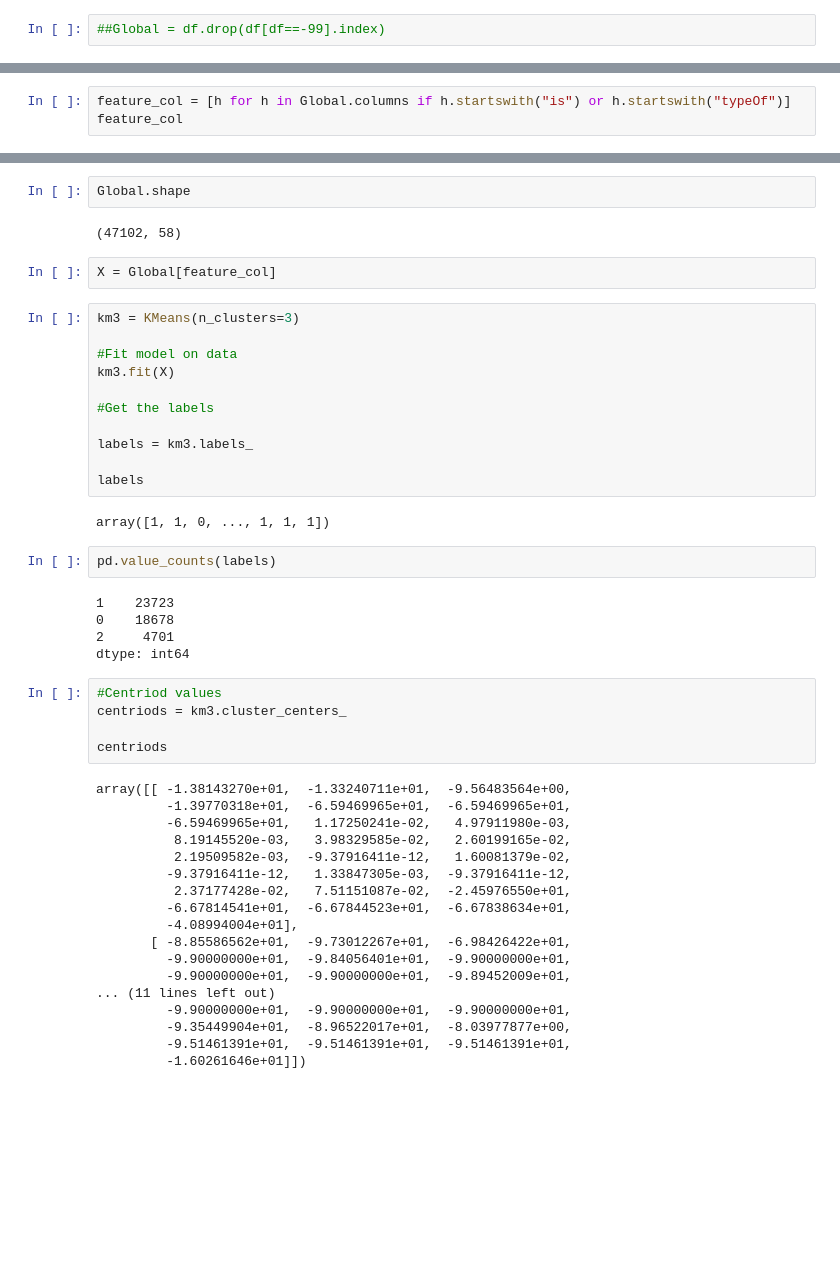
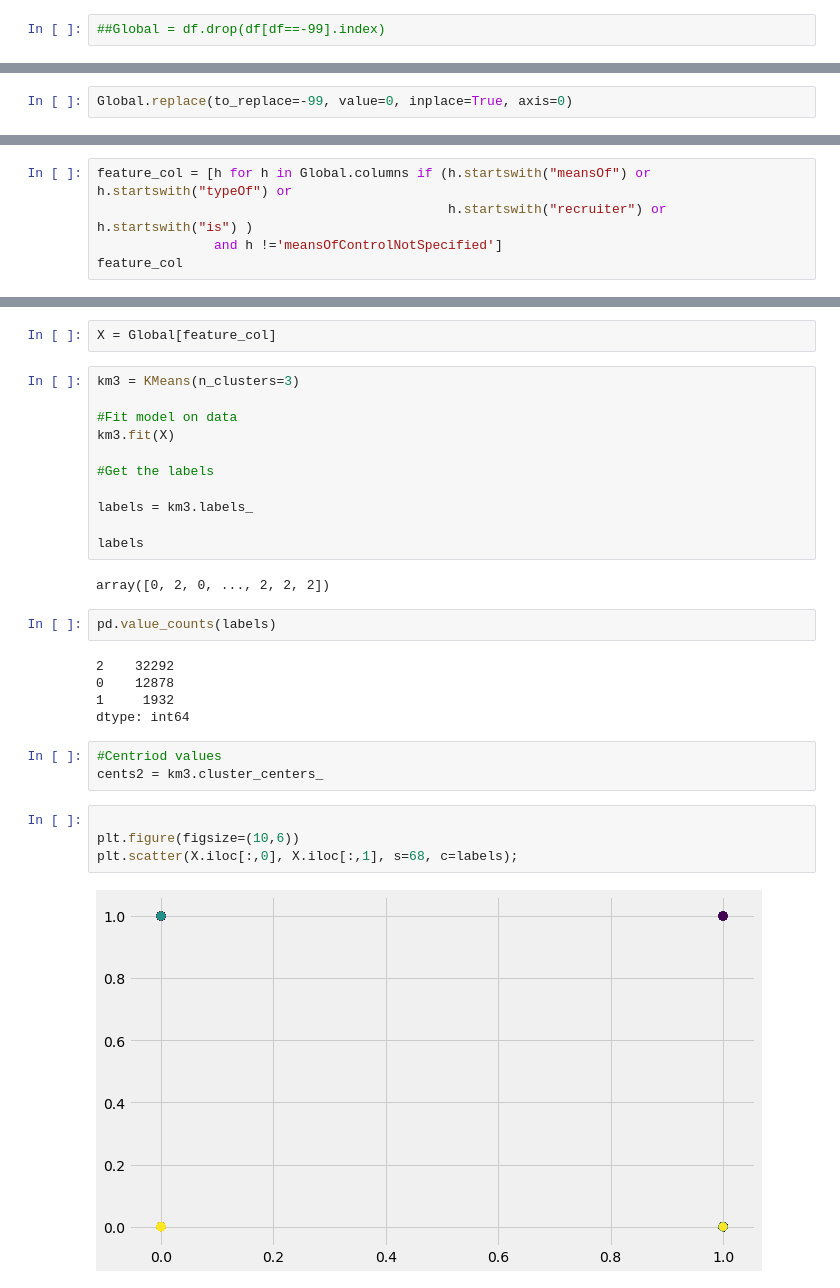
Before and after one commit to Prapakarn/DS-SF-42, a Jupyter notebook: Prapakarn/Polarlis_Cluster.ipynb, the cells around one changed output, grey strips where cells are left out. Cells and saved outputs as stored; diff of their text form; blank space fills up the shorter version.

```diff
--- a/Prapakarn/Polarlis_Cluster.ipynb
+++ b/Prapakarn/Polarlis_Cluster.ipynb
@@ -24,3 +16,5 @@ dtype: int64
+# %%
+Global.replace(to_replace=-99, value=0, inplace=True, axis=0)
 # %%
 (Global == -99).sum()
 # %% [output]
@@ -48,4 +46,6 @@ NameError: name 'columns' is not defined
 # %%
-feature_col = [h for h in Global.columns if h.startswith("is") or h.startswith("typeOf")]
+feature_col = [h for h in Global.columns if (h.startswith("meansOf") or h.startswith("typeOf") or
+                                             h.startswith("recruiter") or h.startswith("is") )
+               and h !='meansOfControlNotSpecified']
 feature_col
 # %% [output]
@@ -69,7 +69,3 @@ feature_col
-# %%
-Global.shape
-# %% [output]
-(47102, 58)
 # %%
 X = Global[feature_col]
 # %%
@@ -84,34 +80,20 @@ labels = km3.labels_
 
 labels
 # %% [output]
-array([1, 1, 0, ..., 1, 1, 1])
+array([0, 2, 0, ..., 2, 2, 2])
 # %%
 pd.value_counts(labels)
 # %% [output]
-1    23723
-0    18678
-2     4701
+2    32292
+0    12878
+1     1932
 dtype: int64
 # %%
 #Centriod values
-centriods = km3.cluster_centers_
-
-centriods
+cents2 = km3.cluster_centers_
-# %% [output]
-array([[ -1.38143270e+01,  -1.33240711e+01,  -9.56483564e+00,
-         -1.39770318e+01,  -6.59469965e+01,  -6.59469965e+01,
-         -6.59469965e+01,   1.17250241e-02,   4.97911980e-03,
-          8.19145520e-03,   3.98329585e-02,   2.60199165e-02,
-          2.19509582e-03,  -9.37916411e-12,   1.60081379e-02,
-         -9.37916411e-12,   1.33847305e-03,  -9.37916411e-12,
-          2.37177428e-02,   7.51151087e-02,  -2.45976550e+01,
-         -6.67814541e+01,  -6.67844523e+01,  -6.67838634e+01,
-         -4.08994004e+01],
-       [ -8.85586562e+01,  -9.73012267e+01,  -6.98426422e+01,
-         -9.90000000e+01,  -9.84056401e+01,  -9.90000000e+01,
-         -9.90000000e+01,  -9.90000000e+01,  -9.89452009e+01,
-... (11 lines left out)
-         -9.90000000e+01,  -9.90000000e+01,  -9.90000000e+01,
-         -9.35449904e+01,  -8.96522017e+01,  -8.03977877e+00,
-         -9.51461391e+01,  -9.51461391e+01,  -9.51461391e+01,
-         -1.60261646e+01]])
+# %%
+
+plt.figure(figsize=(10,6))
+plt.scatter(X.iloc[:,0], X.iloc[:,1], s=68, c=labels);
+# %% [output]
+[figure, added]
```
Also changed, not shown: parts of 16 cells of this notebook, 2 other files.
